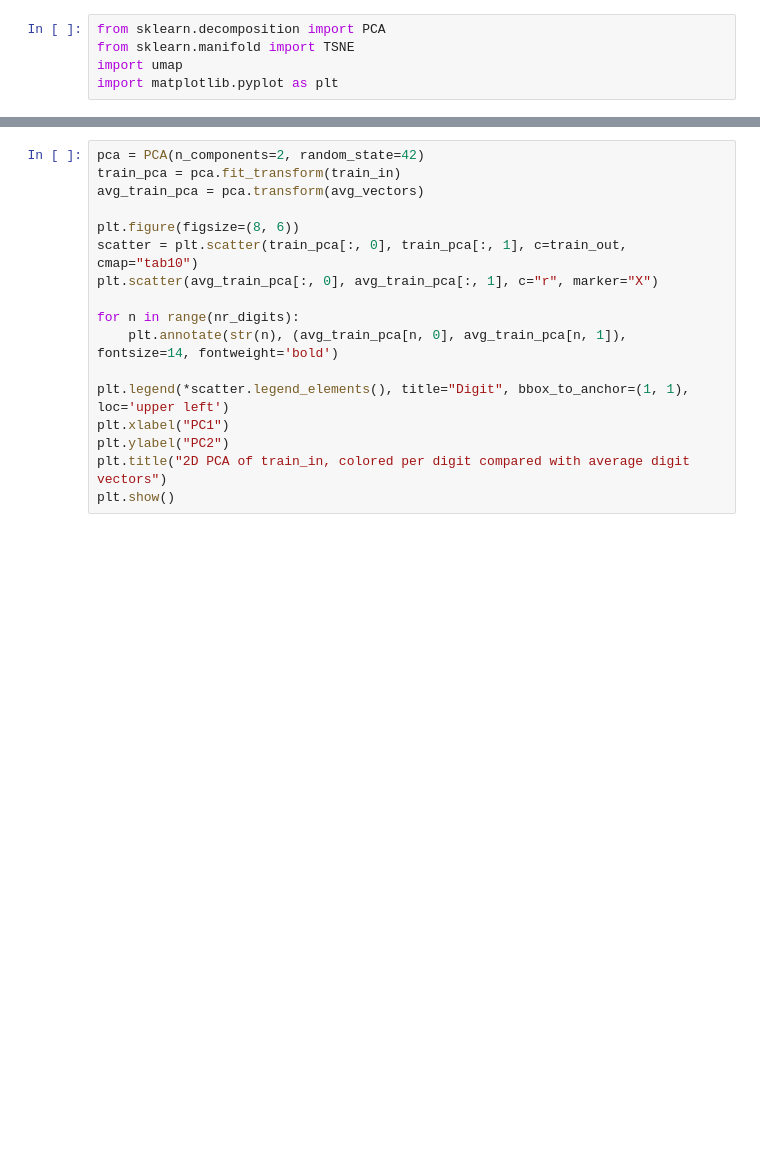
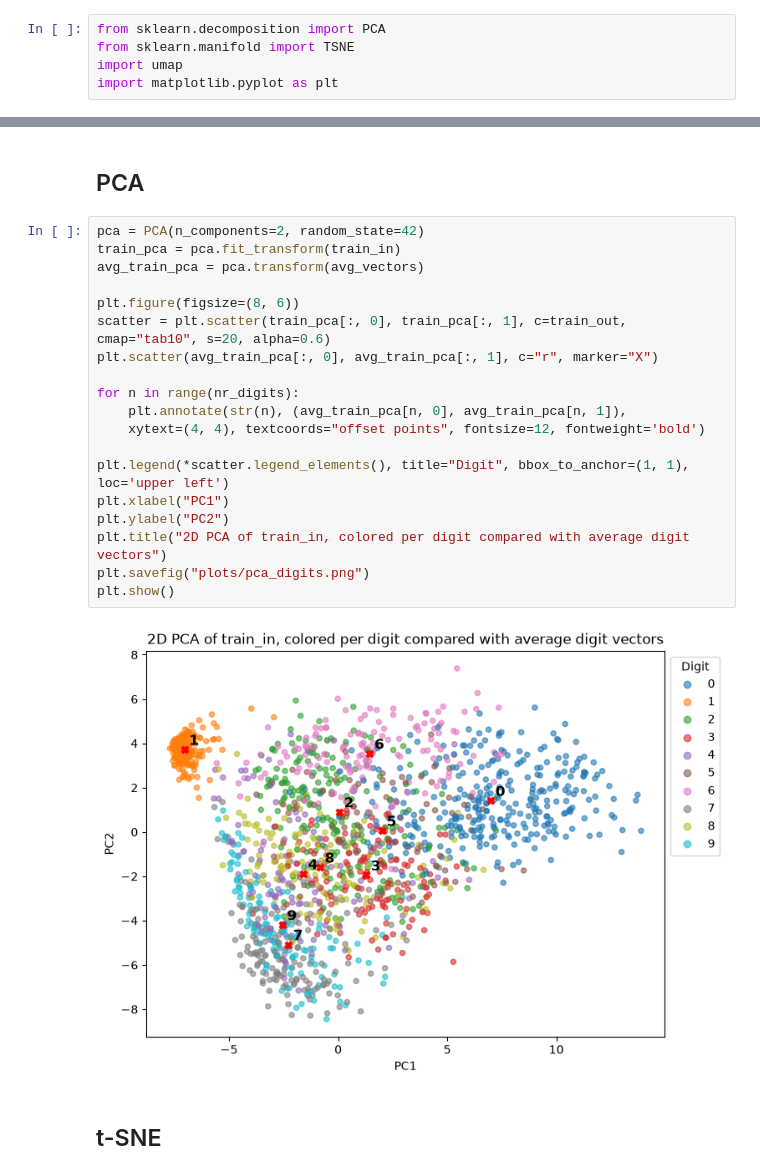
Before and after one commit to Jessek43/idl_a0, a Jupyter notebook: A0.ipynb, the cells around one changed output, grey strips where cells are left out. Drawn from its saved outputs; the diff is of its cells as text; blank space fills up the shorter version.

```diff
--- a/A0.ipynb
+++ b/A0.ipynb
@@ -115,17 +156,25 @@ train_in.shape
+# %% [markdown]
+## PCA
 # %%
 pca = PCA(n_components=2, random_state=42)
 train_pca = pca.fit_transform(train_in)
 avg_train_pca = pca.transform(avg_vectors)
 
 plt.figure(figsize=(8, 6))
-scatter = plt.scatter(train_pca[:, 0], train_pca[:, 1], c=train_out, cmap="tab10")
+scatter = plt.scatter(train_pca[:, 0], train_pca[:, 1], c=train_out, cmap="tab10", s=20, alpha=0.6)
 plt.scatter(avg_train_pca[:, 0], avg_train_pca[:, 1], c="r", marker="X")
 
 for n in range(nr_digits):
-    plt.annotate(str(n), (avg_train_pca[n, 0], avg_train_pca[n, 1]), fontsize=14, fontweight='bold')
+    plt.annotate(str(n), (avg_train_pca[n, 0], avg_train_pca[n, 1]),
+    xytext=(4, 4), textcoords="offset points", fontsize=12, fontweight='bold')
 
 plt.legend(*scatter.legend_elements(), title="Digit", bbox_to_anchor=(1, 1), loc='upper left')
 plt.xlabel("PC1")
 plt.ylabel("PC2")
 plt.title("2D PCA of train_in, colored per digit compared with average digit vectors")
+plt.savefig("plots/pca_digits.png")
 plt.show()
+# %% [output]
+[figure, added]
+# %% [markdown]
+## t-SNE
```
Also changed, not shown: parts of 12 cells of this notebook, 5 other files.
